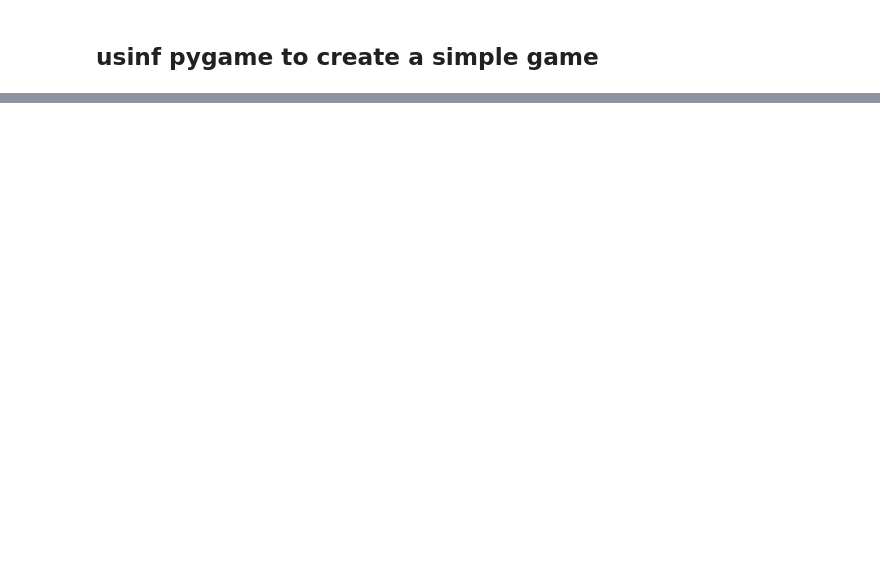
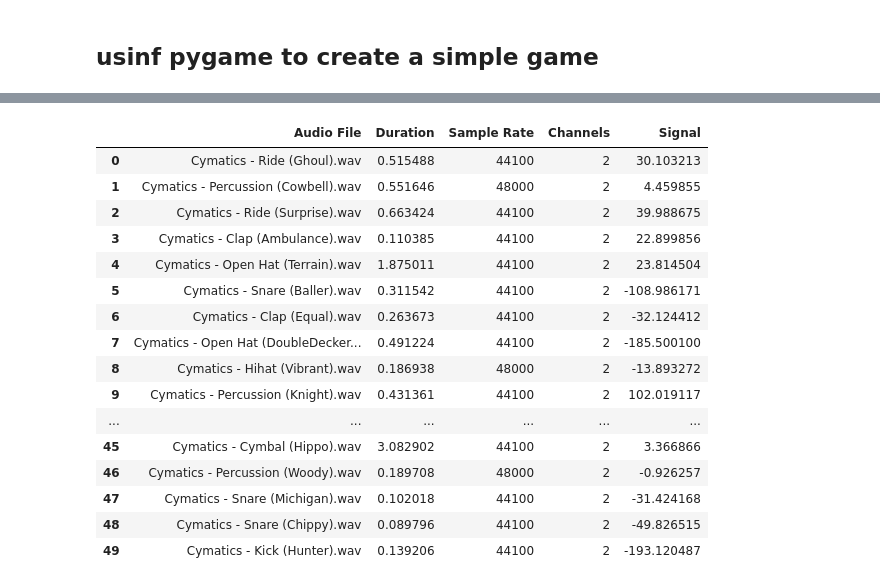
Before and after one commit to Filipstrozik/sound_cluster, a Jupyter notebook: plot.ipynb, the cells around one changed output, grey strips where cells are left out. Saved outputs shown, nothing was run; the diff lists cells and outputs as text; code cells hidden in the pictures; blank space fills up the shorter version.

```diff
--- a/plot.ipynb
+++ b/plot.ipynb
@@ -10,6 +10,7 @@ import librosa
 from IPython.display import display, Audio
 
 np.random.seed(1)
+
 
 def list_audio_files(directory):
     return [f for f in os.listdir(directory) if f.endswith(".wav")]
@@ -45,7 +46,19 @@ for audio_file in audio_files:
     # Create an interactive plot with Plotly
 
     # Add scatter plot
-f = go.FigureWidget([go.Scatter(x=durations, y=loudness, mode="markers", text=audio_files, textposition="top center", marker=dict(size=10, color="blue", opacity=0.8), hoverinfo="text")])
+f = go.FigureWidget(
+    [
+        go.Scatter(
+            x=durations,
+            y=loudness,
+            mode="markers",
+            text=audio_files,
+            textposition="top center",
+            marker=dict(size=10, color="blue", opacity=0.8),
+            hoverinfo="text",
+        )
+    ]
+)
 
 f.update_layout(
     title="Audio Files: Duration vs Loudness",
@@ -193,0 +426,48 @@ display(f)
+# %%
+# now we want to gather the data from sound using wave library and plot it using plotly as above
+import wave
+import numpy as np
+import pandas as pd
+
+
+def analyze_audio(file_path):
+    # Load audio file
+    with wave.open(file_path, "rb") as f:
+        frames = f.readframes(-1)
+        signal = np.frombuffer(frames, "int16")
+        sr = f.getframerate()
+        # get number of channels
+        n_channels = f.getnchannels()
+        # duration of the audio
+        duration = f.getnframes() / sr
+        # calculate loudness handlinf the number of channels invalid value in sqrt
+
+        # aggregate to one value the data signal bcause it is a ndarray
+        signal = signal.tolist()
+        # calculate avf of the signal
+        signal = np.mean(signal)
+
+    return duration, sr, n_channels, signal
+
+
+# Create an empty dataframe
+df_audio = pd.DataFrame(
+    columns=["Audio File", "Duration", "Sample Rate", "Channels", "Signal"]
+)
+
+for audio_file in audio_files:
+    file_path = os.path.join(directory, audio_file)
+    duration, sr, n_channels, signal = analyze_audio(file_path)
+    new_row = pd.DataFrame(
+        {
+            "Audio File": [audio_file],
+            "Duration": [duration],
+            "Sample Rate": [sr],
+            "Channels": [n_channels],
+            "Signal": [signal],
+        }
+    )
+    df_audio = pd.concat([df_audio, new_row], ignore_index=True)
+
+df_audio
+# %% [output]
@@ -193,0 +475,17 @@ display(f)
+|  | Audio File | Duration | Sample Rate | Channels | Signal |
+| 0 | Cymatics - Ride (Ghoul).wav | 0.515488 | 44100 | 2 | 30.103213 |
+| 1 | Cymatics - Percussion (Cowbell).wav | 0.551646 | 48000 | 2 | 4.459855 |
+| 2 | Cymatics - Ride (Surprise).wav | 0.663424 | 44100 | 2 | 39.988675 |
+| 3 | Cymatics - Clap (Ambulance).wav | 0.110385 | 44100 | 2 | 22.899856 |
+| 4 | Cymatics - Open Hat (Terrain).wav | 1.875011 | 44100 | 2 | 23.814504 |
+| 5 | Cymatics - Snare (Baller).wav | 0.311542 | 44100 | 2 | -108.986171 |
+| 6 | Cymatics - Clap (Equal).wav | 0.263673 | 44100 | 2 | -32.124412 |
+| 7 | Cymatics - Open Hat (DoubleDecker... | 0.491224 | 44100 | 2 | -185.500100 |
+| 8 | Cymatics - Hihat (Vibrant).wav | 0.186938 | 48000 | 2 | -13.893272 |
+| 9 | Cymatics - Percussion (Knight).wav | 0.431361 | 44100 | 2 | 102.019117 |
+| ... | ... | ... | ... | ... | ... |
+| 45 | Cymatics - Cymbal (Hippo).wav | 3.082902 | 44100 | 2 | 3.366866 |
+| 46 | Cymatics - Percussion (Woody).wav | 0.189708 | 48000 | 2 | -0.926257 |
+| 47 | Cymatics - Snare (Michigan).wav | 0.102018 | 44100 | 2 | -31.424168 |
+| 48 | Cymatics - Snare (Chippy).wav | 0.089796 | 44100 | 2 | -49.826515 |
+| 49 | Cymatics - Kick (Hunter).wav | 0.139206 | 44100 | 2 | -193.120487 |
```
Also changed, not shown: parts of 6 cells of this notebook.
